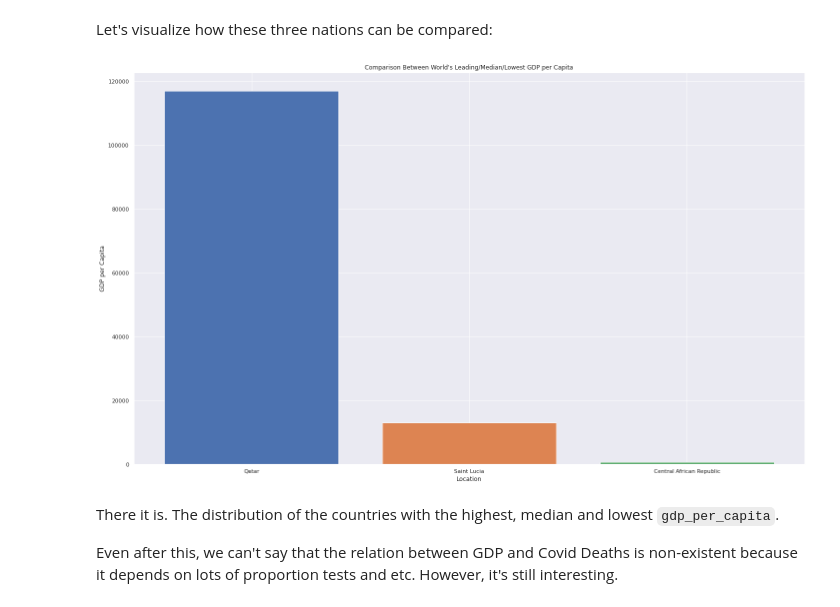
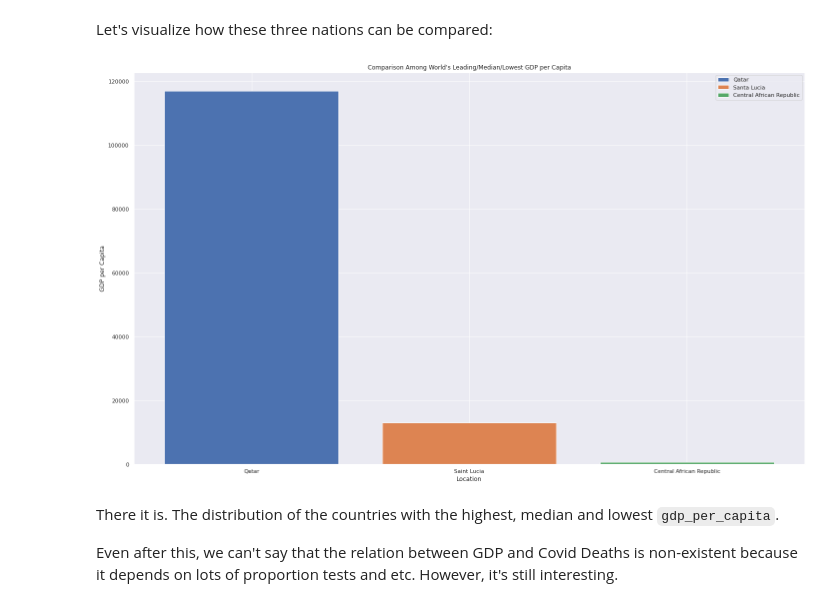
Before and after one commit to vinny380/Covid-19-data-analysis, a Jupyter notebook: Covid_19_Data_Analysis.ipynb, the cells around one changed output. Drawn from its saved outputs; the diff is of its cells as text; code cells hidden in the pictures.

```diff
--- a/Covid_19_Data_Analysis.ipynb
+++ b/Covid_19_Data_Analysis.ipynb
@@ -572,21 +601,22 @@ Let's visualize how these three nations can be compared:
 # %%
 # Datas
 santa_lucia = df[df['gdp_per_capita'] == 12951.839].sort_values(by='total_deaths', ascending=False)[:1]
 qatar = df[df['gdp_per_capita'] == 116935.6].sort_values(by='total_deaths', ascending=False)[:1]
 central_african_republic = df[df.gdp_per_capita == 661.24].sort_values(by='total_deaths', ascending=False)[:1]
 
 # Creating a fig within an axis
 fig, ax = plt.subplots(figsize=(20,12))
 
 #santa_lucia.plot('location', 'gdp_per_capita', kind='bar', ax=ax )
-ax.bar('location', 'gdp_per_capita', data=qatar)
-ax.bar('location', 'gdp_per_capita', data=santa_lucia)
-ax.bar('location', 'gdp_per_capita', data=central_african_republic)
+ax.bar('location', 'gdp_per_capita', data=qatar, label='Qatar')
+ax.bar('location', 'gdp_per_capita', data=santa_lucia, label='Santa Lucia')
+ax.bar('location', 'gdp_per_capita', data=central_african_republic, label='Central African Republic')
 ax.set(title="Comparison Among World's Leading/Median/Lowest GDP per Capita", ylabel='GDP per Capita', xlabel='Location')
+ax.legend()
 plt.tight_layout()
 plt.show()
 # %% [output]
-[figure, old version]
+[figure, new version]
 # %% [markdown]
 There it is. The distribution of the countries with the highest, median and lowest ``gdp_per_capita``.
 
```
Also changed, not shown: parts of 2 cells of this notebook.
